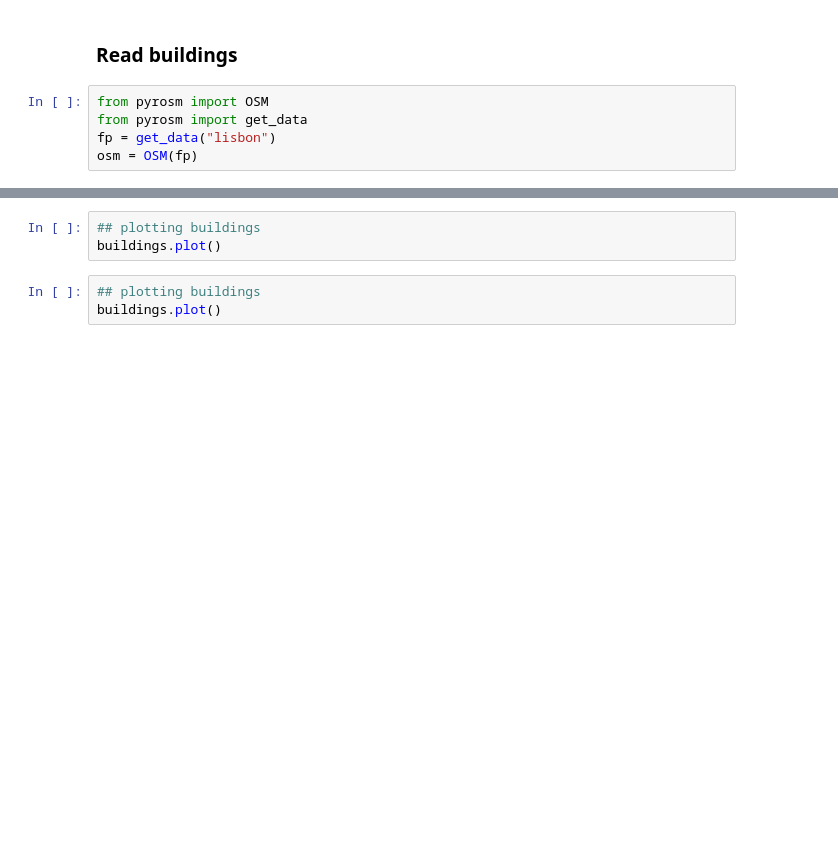
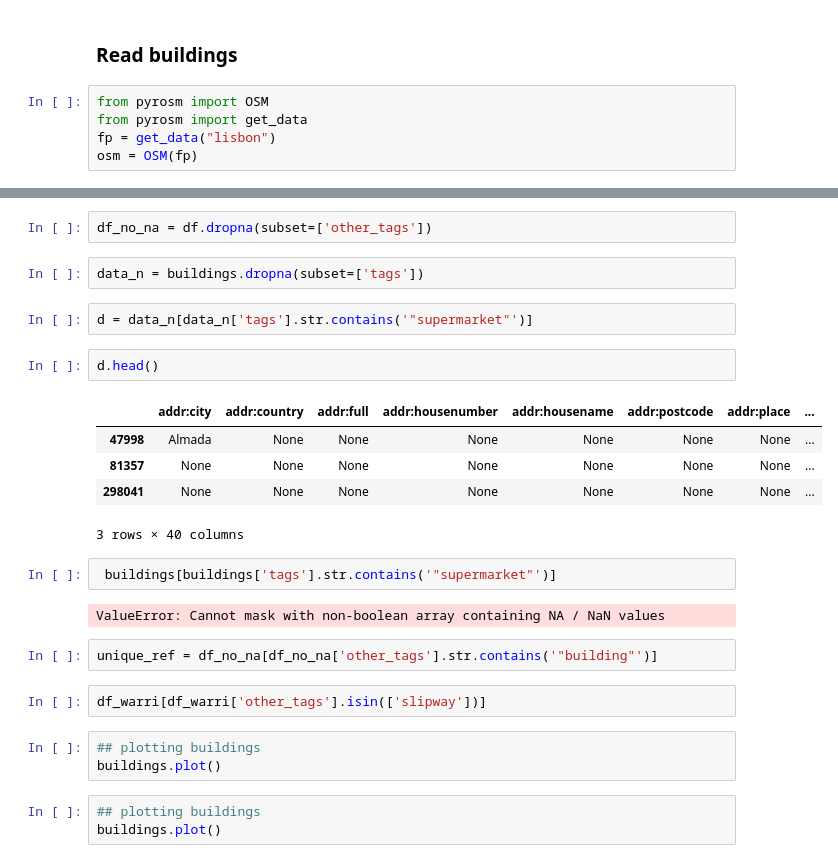
Before and after one commit to denironyx/geoapi, a Jupyter notebook: scripts/pyrosm.ipynb, the cells around one changed output, grey strips where cells are left out. Drawn from its saved outputs; the diff is of its cells as text; blank space fills up the shorter version.

```diff
--- a/scripts/pyrosm.ipynb
+++ b/scripts/pyrosm.ipynb
@@ -66,3 +77,25 @@ buildings = osm.get_buildings()
+# %%
+df_no_na = df.dropna(subset=['other_tags'])
+# %%
+data_n = buildings.dropna(subset=['tags'])
+# %%
+d = data_n[data_n['tags'].str.contains('"supermarket"')]
+# %%
+d.head()
+# %% [output]
+|  | addr:city | addr:country | addr:full | addr:housenumber | addr:housename | addr:postcode | addr:place | ... |
+| 47998 | Almada | None | None | None | None | None | None | ... |
+| 81357 | None | None | None | None | None | None | None | ... |
+| 298041 | None | None | None | None | None | None | None | ... |
+3 rows × 40 columns
+# %%
+ buildings[buildings['tags'].str.contains('"supermarket"')]
+# %% [output]
+ValueError: Cannot mask with non-boolean array containing NA / NaN values
+# %%
+unique_ref = df_no_na[df_no_na['other_tags'].str.contains('"building"')]
+# %%
+df_warri[df_warri['other_tags'].isin(['slipway'])]
 # %%
 ## plotting buildings
 buildings.plot()
```
Also changed, not shown: parts of 3 cells of this notebook, 5 other files.
